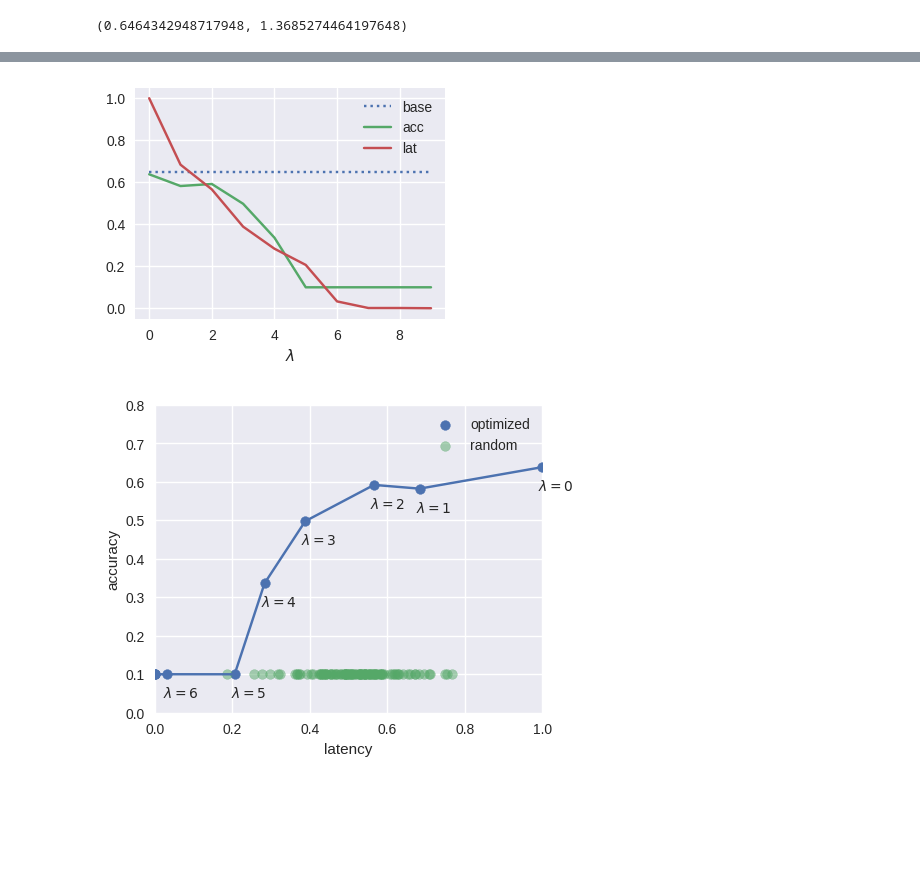
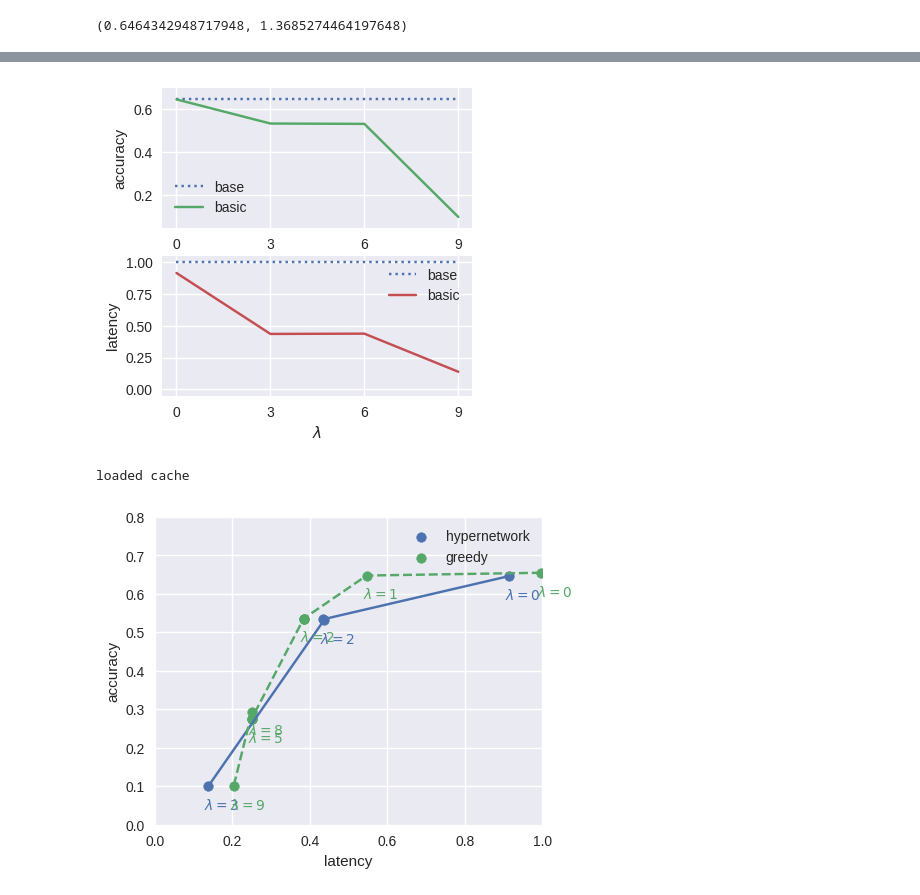
Before and after one commit to intsystems/2023-Problem-140, a Jupyter notebook: code/basic_experiment.ipynb, the cells around one changed output, grey strips where cells are left out. Cells and saved outputs as stored; diff of their text form; code cells hidden in the pictures; blank space fills up the shorter version.

```diff
--- a/code/basic_experiment.ipynb
+++ b/code/basic_experiment.ipynb
@@ -127,5 +96,5 @@ def validate(model, dataloader, device, getters: set=ALL):
 # %%
-base_acc, base_loss, _ = validate(model, test_dl, 'cuda', ACC | LOSS)
+base_acc, base_loss, _ = validate(model, utils.ACC | utils.LOSS, **valid_params)
 base_acc, base_loss
 # %% [output]
 (0.6464342948717948, 1.3685274464197648)
@@ -136,14 +101 @@ times /= times.sum()
-# %%
-def train_epoch(imodel, optimizer, lambd, dl=train_dl):
-    for i, (X, y) in enumerate(dl):
-        if X.shape[0] != 64:
-            continue
-
-        optimizer.zero_grad()
-
-        y_pred = imodel(X.to(device))
-        loss = loss_fn(y_pred, y.to(device)) + lambd * imodel.sample_gammas().dot(times)
-        loss.backward()
-
-        optimizer.step()
 # %%
@@ -234,14 +174,34 @@ lats = [r['lat_dis'][-1] for l, r in lambda_report.items()]
 # %%
-plt.figure(figsize=(4,3))
+accs = [r['acc'][-1] for l, r in discrete_report.items()]
+lats = [r['lat'][-1] for l, r in discrete_report.items()]
 
-plt.plot([base_acc] * len(accs), label='base', ls=':')
-plt.plot(accs, label='acc')
-plt.plot(lats, label='lat')
+# accs = [r['acc'][-1] for l, r in relaxed_report.items()]
+# lats = [r['lat'][-1] for l, r in relaxed_report.items()]
 
+plt.figure(figsize=(4,4))
+
+plt.subplot(2, 1, 1)
+plt.plot(lambds, [base_acc] * len(accs), label='base', ls=':')
+plt.plot(lambds, accs, label='basic')
+plt.xticks(lambds)
+plt.ylim(0.05, 0.7)
+
+plt.ylabel('accuracy')
+
+plt.legend()
+
+plt.subplot(2, 1, 2)
+plt.plot(lambds, [1] * len(lats), label='base', ls=':')
+plt.plot(lambds, lats, label='basic', color='C2')
+
+plt.ylim(-0.05, 1.05)
+
+plt.ylabel('latency')
 plt.xlabel('$\lambda$')
+plt.xticks(lambds)
 
 plt.legend()
 
 plt.savefig(f'{figures}/acc&lat_vs_lambda.pdf', bbox_inches='tight')
 # %% [output]
-[figure, old version]
+[figure, new version]
@@ -261,0 +216,9 @@ for i in tqdm(range(N_RANDOM), total=N_RANDOM):
+# %%
+try:
+  with open(f'{prefix}/cache.pkl', 'rb') as f:
+    cache = pickle.load(f)
+  print('loaded cache')
+except:
+  cache = {}
+# %% [output]
+loaded cache
@@ -262,15 +283,24 @@ for i in tqdm(range(N_RANDOM), total=N_RANDOM):
 # %%
+gaccs = [greedy_accs[l][np.argmin(greedy_loss[l])] for l in lambd_grid]
+glats = [greedy_lats[l][np.argmin(greedy_loss[l])] for l in lambd_grid]
+
 plt.figure(figsize=(5,4))
 
-plt.scatter(lats, accs, label='optimized')
+plt.scatter(lats, accs, label='hypernetwork')
 plt.plot(lats, accs)
 
-plt.scatter(random_lats, random_accs, label='random', alpha=0.5)
+plt.scatter(glats, gaccs, label='greedy')
+plt.plot(glats, gaccs, ls='--')
 
 for i, (lat, acc) in enumerate(zip(lats, accs)):
-    if i == 7:
-        break
-    plt.text(lat-0.01, acc-0.06, rf'$\lambda={i}$')
+    if i in {1, 6,7,8}:
+        continue
+    plt.text(lat-0.01, acc-0.06, rf'$\lambda={i}$', color='C0')
+
+for i, (lat, acc) in enumerate(zip(glats, gaccs)):
+    if i in {3,4, 6,7}:
+        continue
+    plt.text(lat-0.01, acc-0.06, rf'$\lambda={i}$', color='C1')
 
 plt.xlabel('latency')
 plt.ylabel('accuracy')
@@ -282,7 +312,7 @@ plt.legend()
 
 plt.savefig(f'{figures}/acc_vs_lat.pdf', bbox_inches='tight')
 # %% [output]
-[figure, old version]
+[figure, new version]
 # %%
 !{sys.executable} -m pip install torcheval
 # %% [output]
```
Also changed, not shown: parts of 17 cells of this notebook.
